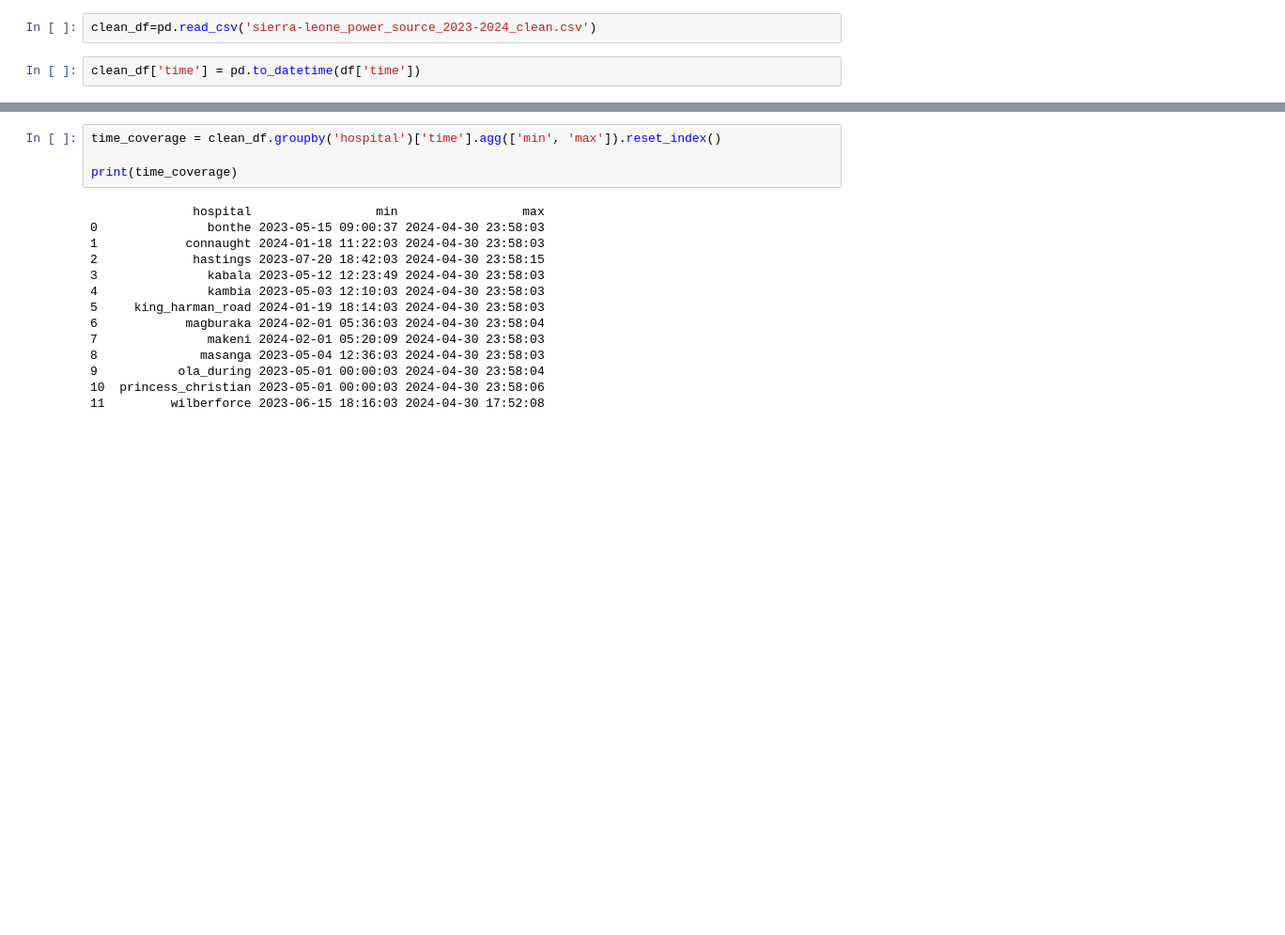
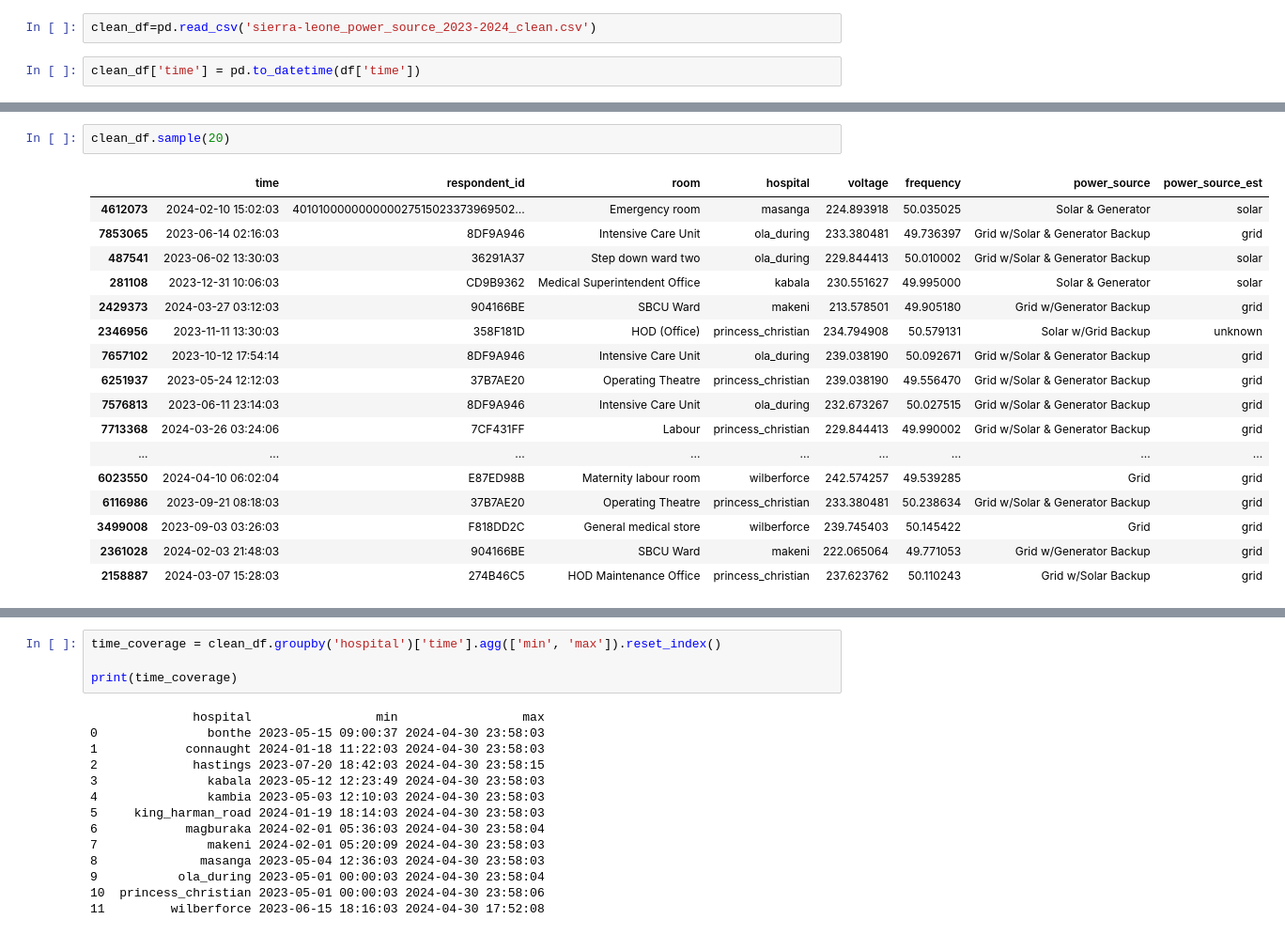
Before and after one commit to Edwin574/nLine_power_source_detection_case_study, a Jupyter notebook: main_casestudy.ipynb, the cells around one changed output, grey strips where cells are left out. Shown at 94% size. Saved outputs shown, nothing was run; the diff lists cells and outputs as text; blank space fills up the shorter version.

```diff
--- a/main_casestudy.ipynb
+++ b/main_casestudy.ipynb
@@ -416,3 +417,23 @@ clean_df.head(10)
+# %%
+clean_df.sample(20)
+# %% [output]
+|  | time | respondent_id | room | hospital | voltage | frequency | power_source | power_source_est |
+| 4612073 | 2024-02-10 15:02:03 | 401010000000000027515023373969502... | Emergency room | masanga | 224.893918 | 50.035025 | Solar & Generator | solar |
+| 7853065 | 2023-06-14 02:16:03 | 8DF9A946 | Intensive Care Unit | ola_during | 233.380481 | 49.736397 | Grid w/Solar & Generator Backup | grid |
+| 487541 | 2023-06-02 13:30:03 | 36291A37 | Step down ward two | ola_during | 229.844413 | 50.010002 | Grid w/Solar & Generator Backup | solar |
+| 281108 | 2023-12-31 10:06:03 | CD9B9362 | Medical Superintendent Office | kabala | 230.551627 | 49.995000 | Solar & Generator | solar |
+| 2429373 | 2024-03-27 03:12:03 | 904166BE | SBCU Ward | makeni | 213.578501 | 49.905180 | Grid w/Generator Backup | grid |
+| 2346956 | 2023-11-11 13:30:03 | 358F181D | HOD (Office) | princess_christian | 234.794908 | 50.579131 | Solar w/Grid Backup | unknown |
+| 7657102 | 2023-10-12 17:54:14 | 8DF9A946 | Intensive Care Unit | ola_during | 239.038190 | 50.092671 | Grid w/Solar & Generator Backup | grid |
+| 6251937 | 2023-05-24 12:12:03 | 37B7AE20 | Operating Theatre | princess_christian | 239.038190 | 49.556470 | Grid w/Solar & Generator Backup | grid |
+| 7576813 | 2023-06-11 23:14:03 | 8DF9A946 | Intensive Care Unit | ola_during | 232.673267 | 50.027515 | Grid w/Solar & Generator Backup | grid |
+| 7713368 | 2024-03-26 03:24:06 | 7CF431FF | Labour | princess_christian | 229.844413 | 49.990002 | Grid w/Solar & Generator Backup | grid |
+| ... | ... | ... | ... | ... | ... | ... | ... | ... |
+| 6023550 | 2024-04-10 06:02:04 | E87ED98B | Maternity labour room | wilberforce | 242.574257 | 49.539285 | Grid | grid |
+| 6116986 | 2023-09-21 08:18:03 | 37B7AE20 | Operating Theatre | princess_christian | 233.380481 | 50.238634 | Grid w/Solar & Generator Backup | grid |
+| 3499008 | 2023-09-03 03:26:03 | F818DD2C | General medical store | wilberforce | 239.745403 | 50.145422 | Grid | grid |
+| 2361028 | 2024-02-03 21:48:03 | 904166BE | SBCU Ward | makeni | 222.065064 | 49.771053 | Grid w/Generator Backup | grid |
+| 2158887 | 2024-03-07 15:28:03 | 274B46C5 | HOD Maintenance Office | princess_christian | 237.623762 | 50.110243 | Grid w/Solar Backup | grid |
 # %%
 clean_df.describe(exclude='object')
 # %% [output]
```
Also changed, not shown: parts of 87 cells of this notebook.
